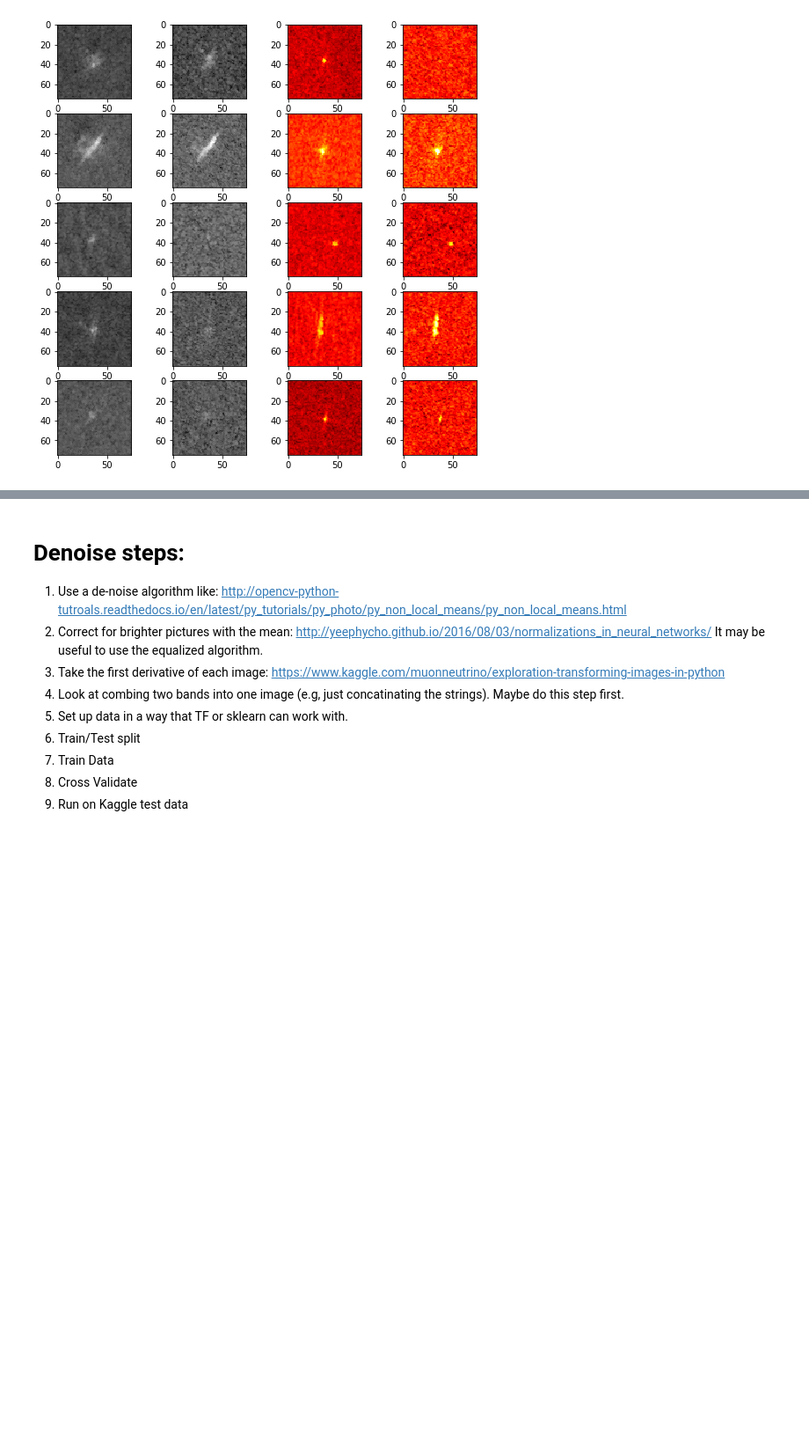
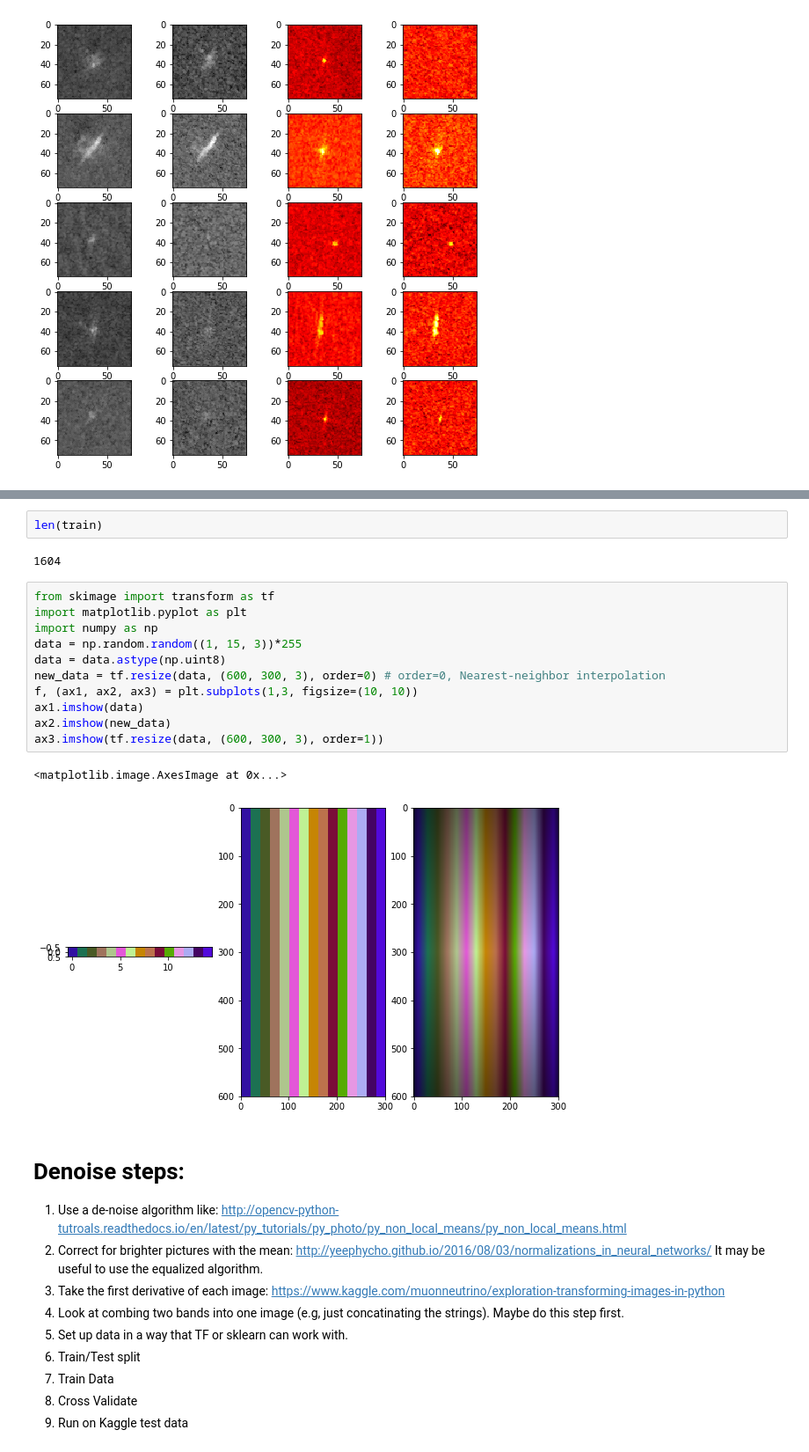
Before and after one commit to kailukowiak/DATA602_Final_Project, a Jupyter notebook: PlanningAndSandBox.ipynb, the cells around one changed output, grey strips where cells are left out. Shown: that part at 88% size. Cells and saved outputs as stored; diff of their text form; blank space fills up the shorter version.

```diff
--- a/PlanningAndSandBox.ipynb
+++ b/PlanningAndSandBox.ipynb
@@ -46,3 +127,21 @@ fig.savefig('bergs_and_ships.png')
+# %%
+len(train)
+# %% [output]
+1604
+# %%
+from skimage import transform as tf
+import matplotlib.pyplot as plt
+import numpy as np
+data = np.random.random((1, 15, 3))*255
+data = data.astype(np.uint8)
+new_data = tf.resize(data, (600, 300, 3), order=0) # order=0, Nearest-neighbor interpolation
+f, (ax1, ax2, ax3) = plt.subplots(1,3, figsize=(10, 10))
+ax1.imshow(data)
+ax2.imshow(new_data)
+ax3.imshow(tf.resize(data, (600, 300, 3), order=1))
+# %% [output]
+<matplotlib.image.AxesImage at 0x...>
+[figure, added]
 # %% [markdown]
 # Denoise steps:
 1. Use a de-noise algorithm like: http://opencv-python-tutroals.readthedocs.io/en/latest/py_tutorials/py_photo/py_non_local_means/py_non_local_means.html
```
Also changed, not shown: parts of 26 cells of this notebook.
